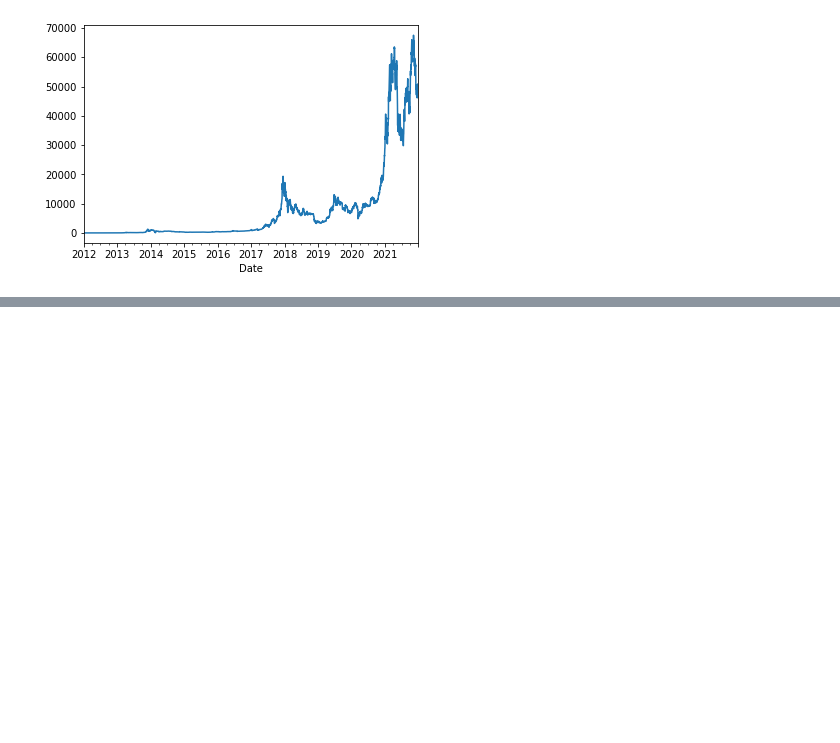
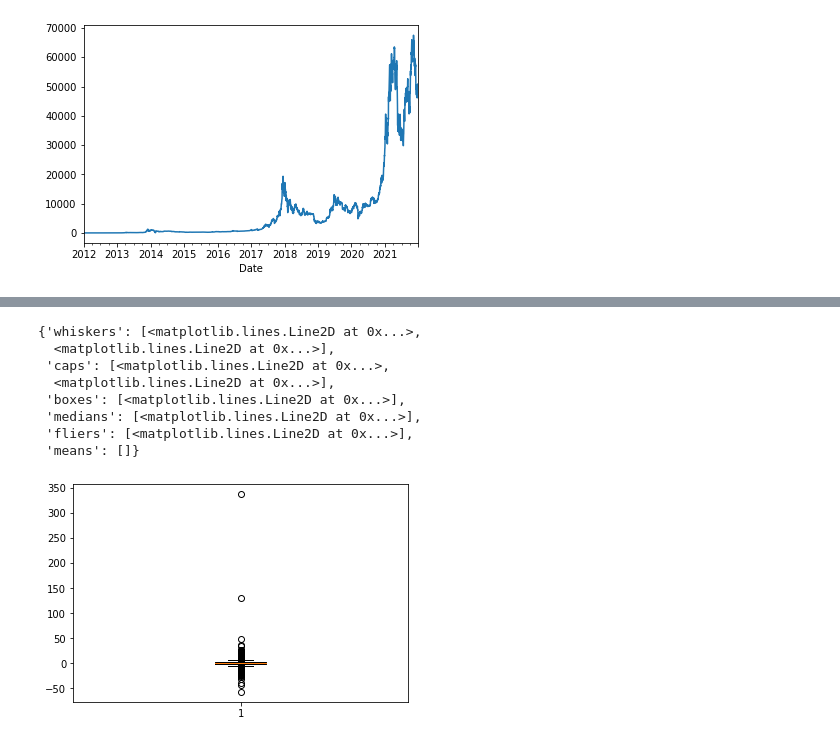
Before and after one commit to killerkitten82/School-Data-Science, a Jupyter notebook: testing/hello.ipynb, the cells around one changed output, grey strips where cells are left out. Saved outputs shown, nothing was run; the diff lists cells and outputs as text; code cells hidden in the pictures; blank space fills up the shorter version.

```diff
--- a/testing/hello.ipynb
+++ b/testing/hello.ipynb
@@ -89,0 +89,29 @@ plt.hist(BTCData[(np.abs(stats.zscore(BTCData["Change %"])) < 3)]["Change %"], b
+# %%
+# %load notebookImport
+import pandas as pd
+import numpy as np
+import matplotlib.pyplot as plt
+from scipy import stats
+from scipy.stats import norm
+
+from dataFilePath import *
+
+path = getFilePaths("Unit_3")
+
+BTCData = pd.read_csv(path["coin_BTC"])
+BTCData.set_index(BTCData["Date"], inplace = True)
+BTCData.drop(columns=["Date"], inplace = True)
+BTCData.index = pd.to_datetime(BTCData.index)
+
+# plt.boxplot(BTCData[(np.abs(stats.zscore(BTCData["Change %"])) < 3)]["Change %"])
+plt.boxplot(BTCData["Change %"])
+# %% [output]
+{'whiskers': [<matplotlib.lines.Line2D at 0x...>,
+  <matplotlib.lines.Line2D at 0x...>],
+ 'caps': [<matplotlib.lines.Line2D at 0x...>,
+  <matplotlib.lines.Line2D at 0x...>],
+ 'boxes': [<matplotlib.lines.Line2D at 0x...>],
+ 'medians': [<matplotlib.lines.Line2D at 0x...>],
+ 'fliers': [<matplotlib.lines.Line2D at 0x...>],
+ 'means': []}
+[figure, added]
```
Also changed, not shown: parts of 2 cells of this notebook, 1 other file.
